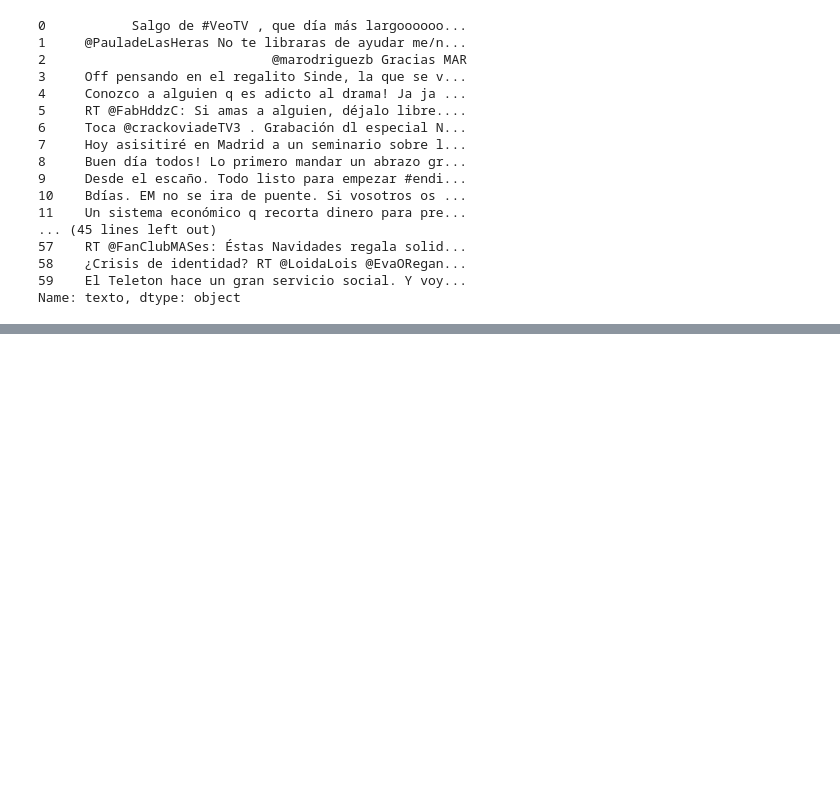
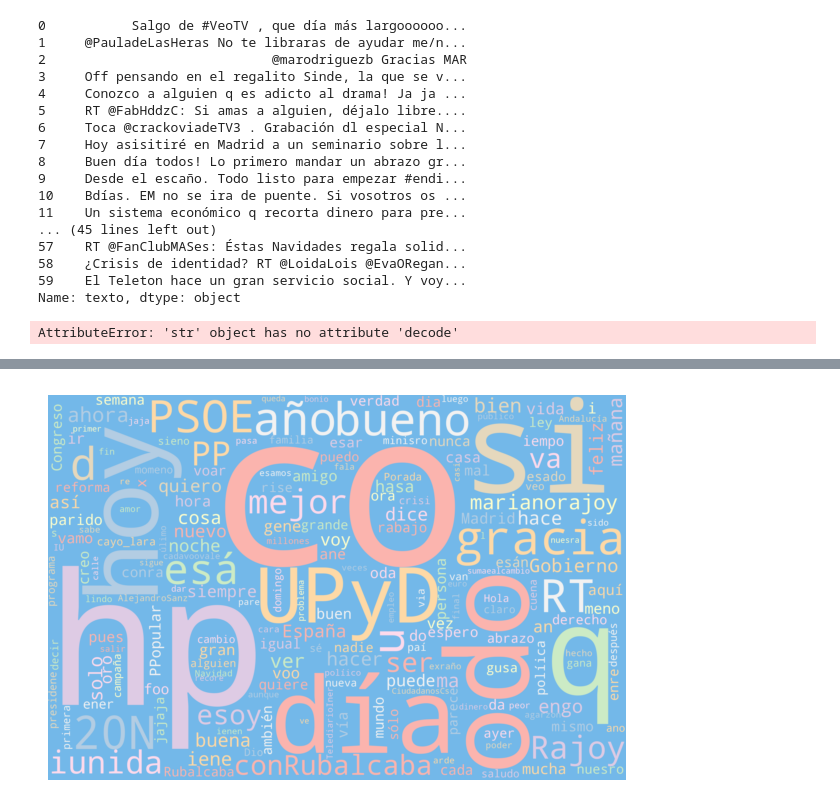
Before and after one commit to Verificado-Profesional/data-collecting, a Jupyter notebook: sentiment-analysis/data-anaylisis.ipynb, the cells around one changed output, grey strips where cells are left out. Drawn from its saved outputs; the diff is of its cells as text; code cells hidden in the pictures; blank space fills up the shorter version.

Commit message:
add wordcloud

```diff
--- a/sentiment-analysis/data-anaylisis.ipynb
+++ b/sentiment-analysis/data-anaylisis.ipynb
@@ -856,0 +841,46 @@ Name: texto, dtype: object
+# %%
+# from sklearn.feature_extraction.text import TfidfVectorizer
+from nltk.corpus import stopwords
+
+
+# Build TF-IDF model
+stopwords = [word.decode('utf-8') for word in stopwords.words('spanish')]
+tfidf_model = df_integrated["texto"].apply(lambda x: stopwords.fit_transform(x) if x else 0)
+
+print("TF-IDF Matrix:")
+print(tfidf_model.toarray())
+# %% [output]
+AttributeError: 'str' object has no attribute 'decode'
+# %%
+import re
+
+def limpiar_texto(df_integrated):
+    texto_unido = ' '.join(df_integrated['texto'].dropna())
+    texto_unido = re.sub(r'==.*?==+', '', texto_unido)
+    texto_limpiado = texto_unido.replace('\n', '')
+    texto_limpiado = texto_limpiado.replace('t', "")
+    texto_limpiado = texto_limpiado.replace('http', "")
+    return texto_limpiado
+# %%
+import pandas as pd
+import seaborn as sns
+import numpy as np
+from PIL import Image
+import matplotlib.pyplot as plt
+from wordcloud import WordCloud
+import nltk
+nltk.download('stopwords')
+%matplotlib inline
+
+texto_limpiado = limpiar_texto(df_integrated)
+spanish_stopwords = set(stopwords.words('spanish'))
+wordcloud = WordCloud(width= 3000, height = 2000, random_state=1, background_color='#73B8E9', colormap='Pastel1', collocations=False, stopwords = spanish_stopwords).generate(texto_limpiado)
+# Plot
+
+plt.figure(figsize=(10, 5))
+sns.set_style("whitegrid")
+plt.imshow(wordcloud, interpolation='bilinear')
+plt.axis('off')
+plt.show()
+# plot_cloud(wordcloud)
+# %% [output]
@@ -856,0 +889 @@ Name: texto, dtype: object
+[figure, added]
```
Also changed, not shown: parts of 8 cells of this notebook.
